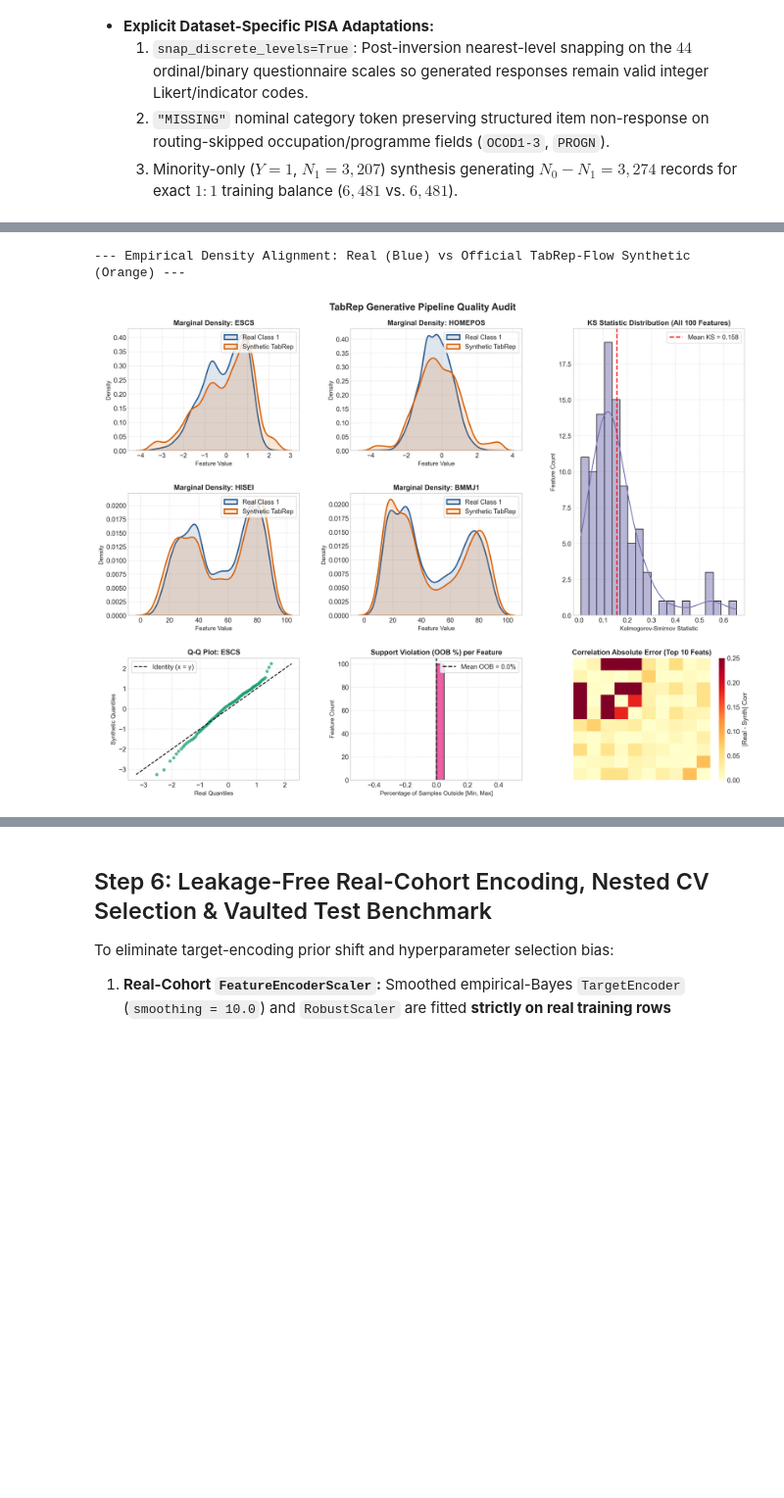
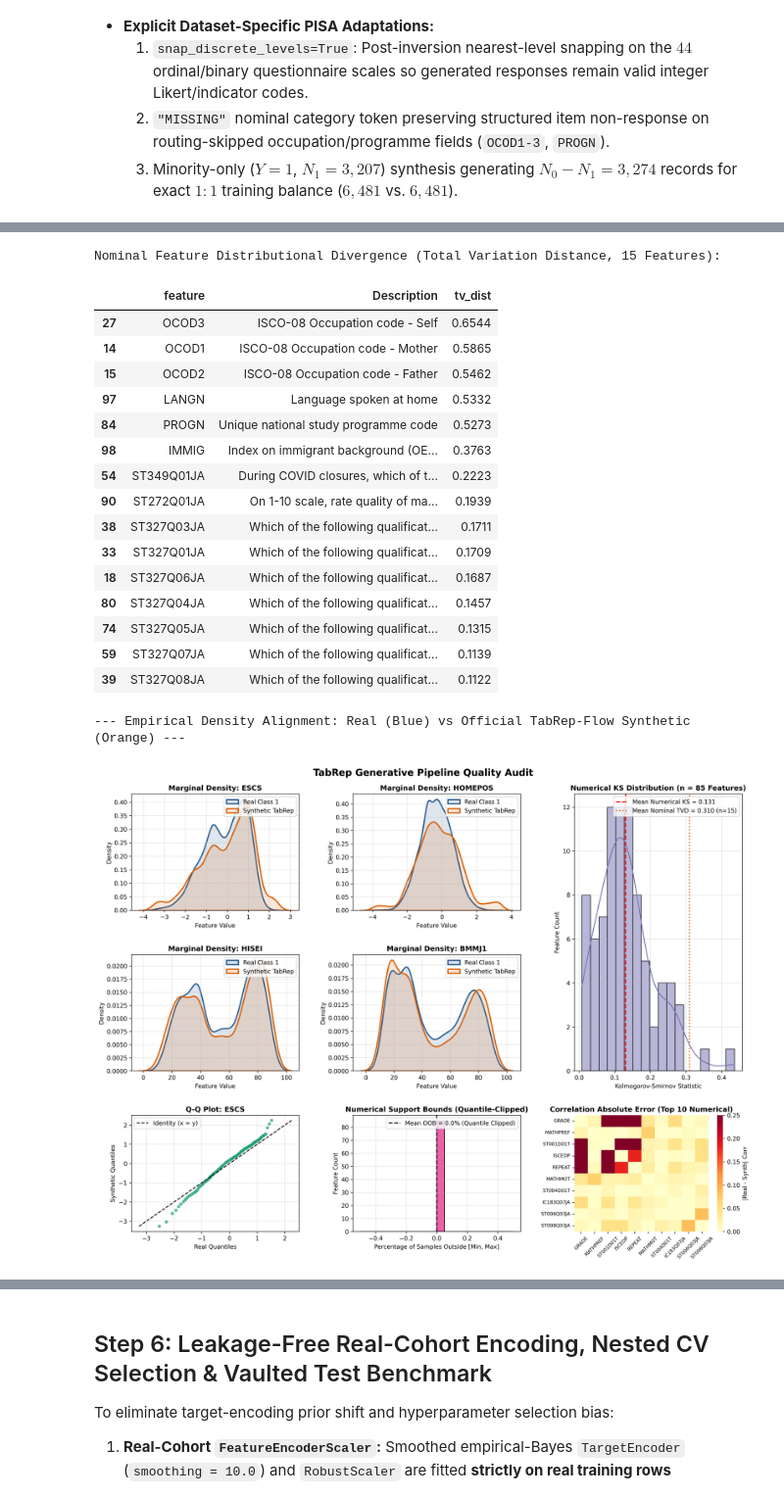
Before and after one commit to NicoCarrion02/diffusion-based-academic-prediction, a Jupyter notebook: notebooks/workflow_review.ipynb, the cells around one changed output, grey strips where cells are left out. Shown at 98% size. Saved outputs shown, nothing was run; the diff lists cells and outputs as text; code cells hidden in the pictures; blank space fills up the shorter version.

Commit message:
Fixed comments, plots, diffusion model and updated outputs

```diff
--- a/notebooks/workflow_review.ipynb
+++ b/notebooks/workflow_review.ipynb
@@ -349,22 +349,26 @@ audit_fig_path = Path("outputs/figures/tabrep_distribution_audit.png")
 
 if metrics_path.exists():
     dist_metrics_df = pd.read_csv(metrics_path)
-    num_metrics_df = dist_metrics_df[dist_metrics_df["real_mean"].notna()]
-    print("\n--- Official TabRep-Flow Generative Fidelity Metrics (100 Selected Features) ---")
-    print(f"All 100 Features Mean KS / TVD:    {dist_metrics_df['ks_stat'].mean():.4f} (Median: {dist_metrics_df['ks_stat'].median():.4f})")
-    print(f"Numerical (85) Mean KS Statistic:  {num_metrics_df['ks_stat'].mean():.4f} (Median: {num_metrics_df['ks_stat'].median():.4f})")
-    print(f"Mean 1-Wasserstein Distance:       {dist_metrics_df['wasserstein'].mean():.4f}")
-    print(f"Mean Out-of-Bounds Violation Rate: {dist_metrics_df['oob_pct'].mean():.2f}% (Max: {dist_metrics_df['oob_pct'].max():.2f}%)")
+    num_df = dist_metrics_df[dist_metrics_df["feature_type"] == "numerical"]
+    nom_df = dist_metrics_df[dist_metrics_df["feature_type"] == "nominal"]
 
-    key_features = ["ESCS", "HOMEPOS", "HISEI", "ICTRES", "MATHEFF", "ST059Q02JA", "REPEAT", "GRADE"]
-    sample_metrics = dist_metrics_df[dist_metrics_df["feature"].isin(key_features)].copy()
-    sample_metrics["Description"] = sample_metrics["feature"].apply(
+    print("\n--- Official TabRep-Flow Generative Fidelity Diagnostics (Disentangled) ---")
+    print(f"Numerical Features (85) Mean KS:         {num_df['ks_stat'].mean():.4f} (Median: {num_df['ks_stat'].median():.4f})")
+    print(f"Numerical Features (85) Mean 1-Wass:     {num_df['wasserstein'].mean():.4f}")
+    print(f"Numerical Out-of-Bounds Violation Rate:  {num_df['oob_pct'].mean():.2f}% (Guaranteed 0.00% via QuantileTransformer clipping)")
+    print(f"Nominal Features (15) Mean TVD:          {nom_df['tv_dist'].mean():.4f} (Median: {nom_df['tv_dist'].median():.4f})")
+
+    # Table 1: Representative Numerical Anchors
+    key_num_features = ["ESCS", "HOMEPOS", "HISEI", "ICTRES", "MATHEFF", "ST059Q02JA", "REPEAT", "GRADE"]
+    sample_num = num_df[num_df["feature"].isin(key_num_features)].copy()
+    sample_num["Description"] = sample_num["feature"].apply(
         lambda f: explorer.get_variable(f).get("label", "N/A").replace("\ufffd", "'").strip()
     )
-    display_cols = ["feature", "Description", "real_mean", "synth_mean", "mean_diff", "ks_stat", "ks_pvalue", "wasserstein", "oob_pct"]
+    num_cols_show = ["feature", "Description", "real_mean", "synth_mean", "mean_diff", "ks_stat", "ks_pvalue", "wasserstein", "oob_pct"]
 
+    print("\nRepresentative Numerical Feature Alignment (85 Features):")
     display(
-        sample_metrics[display_cols]
+        sample_num[num_cols_show]
         .style.format({
             "real_mean": "{:.3f}",
             "synth_mean": "{:.3f}",
@@ -377,6 +381,19 @@ if metrics_path.exists():
         .set_properties(subset=["Description"], **{"text-align": "left"})
     )
 
+    # Table 2: Nominal Feature Total Variation Distance (15 Features)
+    nom_summary = nom_df[["feature", "tv_dist"]].sort_values("tv_dist", ascending=False).copy()
+    nom_summary["Description"] = nom_summary["feature"].apply(
+        lambda f: explorer.get_variable(f).get("label", "N/A").replace("\ufffd", "'").strip()
+    )
+    print("\nNominal Feature Distributional Divergence (Total Variation Distance, 15 Features):")
+    display(
+        nom_summary[["feature", "Description", "tv_dist"]]
+        .style.format({"tv_dist": "{:.4f}"})
+        .bar(subset=["tv_dist"], color="#ff7f0e", vmin=0.0, vmax=1.0)
+        .set_properties(subset=["Description"], **{"text-align": "left"})
+    )
+
 if audit_fig_path.exists():
     print("\n--- Empirical Density Alignment: Real (Blue) vs Official TabRep-Flow Synthetic (Orange) ---")
     display(Image(filename=str(audit_fig_path)))
@@ -393,14 +412,31 @@ Mean Out-of-Bounds Violation Rate: 0.00% (Max: 0.00%)
 |  | feature | Description | real_mean | synth_mean | mean_diff | ks_stat | ks_pvalue | wasserstein | oob_pct |
 | 0 | HISEI | Highest parental occupational sta... | 55.114 | 55.451 | 0.337 | 0.0818 | 0.0000 | 1.8312 | 0.0% |
 | 1 | ESCS | Index of economic, social and cul... | -0.088 | -0.030 | 0.058 | 0.0877 | 0.0000 | 0.1955 | 0.0% |
 | 2 | HOMEPOS | Home possessions (WLE) | -0.317 | -0.182 | 0.135 | 0.1020 | 0.0000 | 0.2591 | 0.0% |
 | 3 | ST059Q02JA | Total number of [class periods] p... | 28.300 | 29.626 | 1.325 | 0.0584 | 0.0000 | 1.3637 | 0.0% |
 | 5 | MATHEFF | Mathematics self-efficacy: formal... | -0.371 | -0.255 | 0.116 | 0.1753 | 0.0000 | 0.1947 | 0.0% |
 | 8 | ICTRES | ICT Resources (WLE) | -0.426 | -0.455 | 0.029 | 0.0599 | 0.0000 | 0.2090 | 0.0% |
 | 40 | REPEAT | Grade repetition | 0.020 | 0.005 | 0.015 | 0.0151 | 0.8475 | 0.0151 | 0.0% |
 | 64 | GRADE | Grade compared to modal grade in ... | -0.022 | -0.039 | 0.017 | 0.0082 | 0.9999 | 0.0173 | 0.0% |
---- Empirical Density Alignment: Real (Blue) vs Official TabRep-Flow Synthetic (Orange) ---
+Nominal Feature Distributional Divergence (Total Variation Distance, 15 Features):
+|  | feature | Description | tv_dist |
+| 27 | OCOD3 | ISCO-08 Occupation code - Self | 0.6544 |
+| 14 | OCOD1 | ISCO-08 Occupation code - Mother | 0.5865 |
+| 15 | OCOD2 | ISCO-08 Occupation code - Father | 0.5462 |
+| 97 | LANGN | Language spoken at home | 0.5332 |
+| 84 | PROGN | Unique national study programme code | 0.5273 |
+| 98 | IMMIG | Index on immigrant background (OE... | 0.3763 |
+| 54 | ST349Q01JA | During COVID closures, which of t... | 0.2223 |
+| 90 | ST272Q01JA | On 1-10 scale, rate quality of ma... | 0.1939 |
+| 38 | ST327Q03JA | Which of the following qualificat... | 0.1711 |
+| 33 | ST327Q01JA | Which of the following qualificat... | 0.1709 |
+| 18 | ST327Q06JA | Which of the following qualificat... | 0.1687 |
+| 80 | ST327Q04JA | Which of the following qualificat... | 0.1457 |
+| 74 | ST327Q05JA | Which of the following qualificat... | 0.1315 |
+| 59 | ST327Q07JA | Which of the following qualificat... | 0.1139 |
+| 39 | ST327Q08JA | Which of the following qualificat... | 0.1122 |
+--- Empirical Density Alignment: Real (Blue) vs Official TabRep-Flow Synthetic (Orange) ---
-[figure, old version]
+[figure, new version]
 # %% [markdown]
 ### Evaluation of Official `TabRep-Flow` Generative Fidelity
 
```
Also changed, not shown: parts of 10 cells of this notebook, 22 other files.
